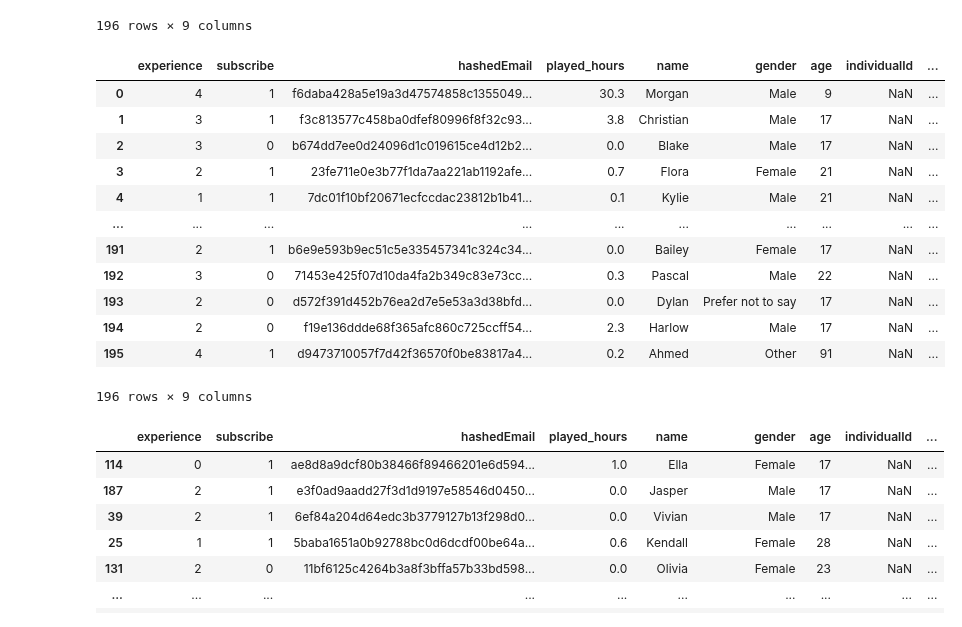
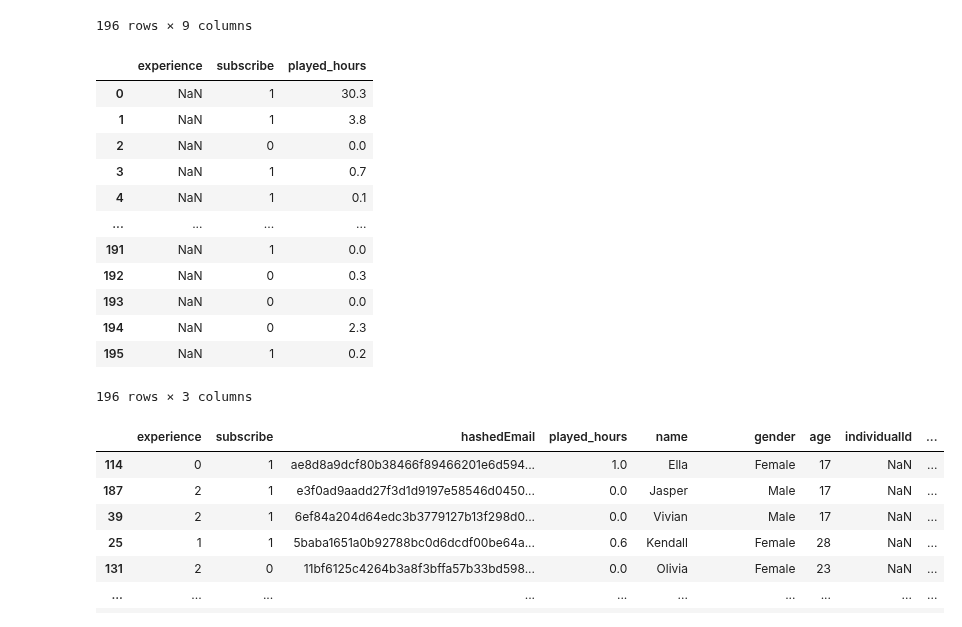
Before and after one commit to sydlpeters/dsci-group-2025w1-group-101-1, a Jupyter notebook: FinalProject.ipynb, the cells around one changed output. Drawn from its saved outputs; the diff is of its cells as text; code cells hidden in the pictures.

```diff
--- a/FinalProject.ipynb
+++ b/FinalProject.ipynb
@@ -74,7 +99,7 @@ players
 196 rows × 9 columns
 # %%
 # Drop columns that are entirely missing(NaN)
-players_tidy = players.drop(columns=["individualId", "organizationName"])
+players_tidy = players.drop(columns=["individualId", "organizationName", "name", "gender", "hashedEmail", "age"])
 # Preview tidy players_tidy
 players_tidy.head()
 # %% [output]
@@ -160,25 +199,25 @@ players
 # %%
 subscribe_map = {
     False : 0,
     True : 1,
 }
 
-players["subscribe"] = players["subscribe"].map(subscribe_map)
-players
+players_tidy["subscribe"] = players_tidy["subscribe"].map(subscribe_map)
+players_tidy
 # %% [output]
-|  | experience | subscribe | hashedEmail | played_hours | name | gender | age | individualId | ... |
-| 0 | 4 | 1 | f6daba428a5e19a3d47574858c1355049... | 30.3 | Morgan | Male | 9 | NaN | ... |
-| 1 | 3 | 1 | f3c813577c458ba0dfef80996f8f32c93... | 3.8 | Christian | Male | 17 | NaN | ... |
-| 2 | 3 | 0 | b674dd7ee0d24096d1c019615ce4d12b2... | 0.0 | Blake | Male | 17 | NaN | ... |
-| 3 | 2 | 1 | 23fe711e0e3b77f1da7aa221ab1192afe... | 0.7 | Flora | Female | 21 | NaN | ... |
-| 4 | 1 | 1 | 7dc01f10bf20671ecfccdac23812b1b41... | 0.1 | Kylie | Male | 21 | NaN | ... |
-| ... | ... | ... | ... | ... | ... | ... | ... | ... | ... |
-| 191 | 2 | 1 | b6e9e593b9ec51c5e335457341c324c34... | 0.0 | Bailey | Female | 17 | NaN | ... |
-| 192 | 3 | 0 | 71453e425f07d10da4fa2b349c83e73cc... | 0.3 | Pascal | Male | 22 | NaN | ... |
-| 193 | 2 | 0 | d572f391d452b76ea2d7e5e53a3d38bfd... | 0.0 | Dylan | Prefer not to say | 17 | NaN | ... |
-| 194 | 2 | 0 | f19e136ddde68f365afc860c725ccff54... | 2.3 | Harlow | Male | 17 | NaN | ... |
-| 195 | 4 | 1 | d9473710057f7d42f36570f0be83817a4... | 0.2 | Ahmed | Other | 91 | NaN | ... |
+|  | experience | subscribe | played_hours |
+| 0 | NaN | 1 | 30.3 |
+| 1 | NaN | 1 | 3.8 |
+| 2 | NaN | 0 | 0.0 |
+| 3 | NaN | 1 | 0.7 |
+| 4 | NaN | 1 | 0.1 |
+| ... | ... | ... | ... |
+| 191 | NaN | 1 | 0.0 |
+| 192 | NaN | 0 | 0.3 |
+| 193 | NaN | 0 | 0.0 |
+| 194 | NaN | 0 | 2.3 |
+| 195 | NaN | 1 | 0.2 |
-196 rows × 9 columns
+196 rows × 3 columns
 # %%
 # import the K-NN regression model
 from sklearn.model_selection import GridSearchCV, cross_validate, train_test_split
```
Also changed, not shown: parts of 18 cells of this notebook.
